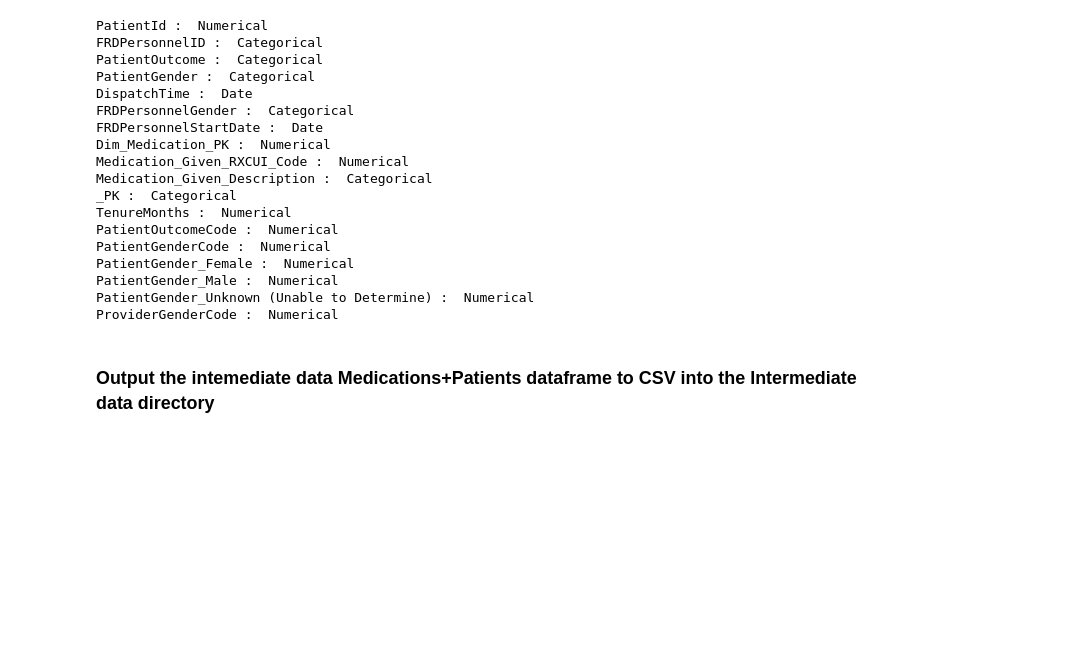
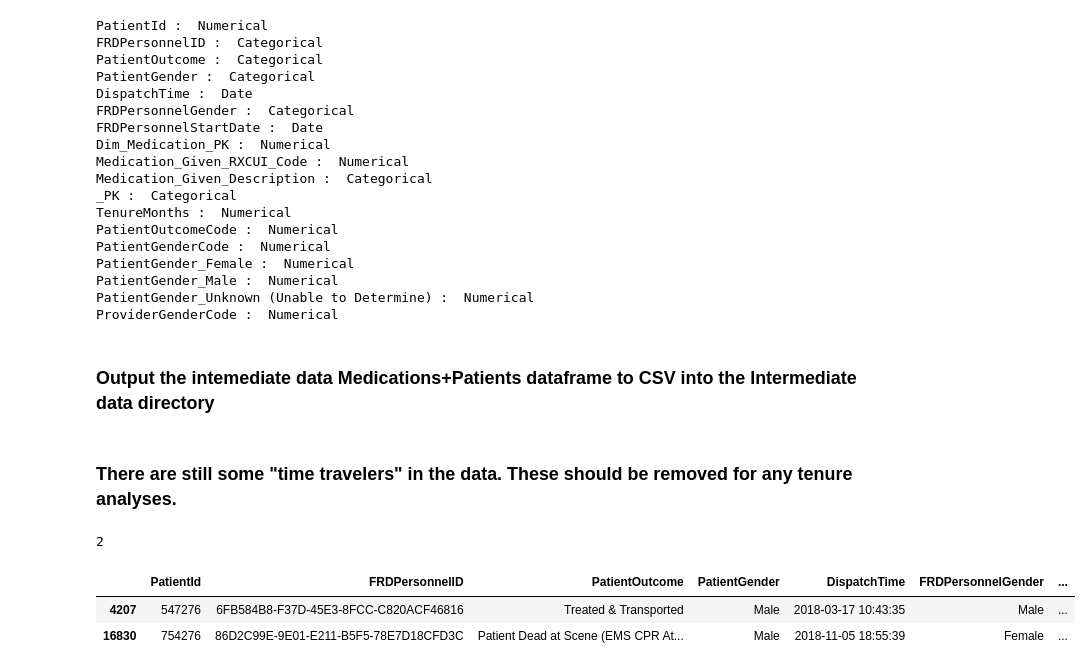
Before and after one commit to data-rescue/ems-analytics, a Jupyter notebook: notebooks/20210308-mdl-daen690-IntermediateDataset-Medications-Pat.ipynb, the cells around one changed output. Saved outputs shown, nothing was run; the diff lists cells and outputs as text; code cells hidden in the pictures; blank space fills up the shorter version.

```diff
--- a/notebooks/20210308-mdl-daen690-IntermediateDataset-Medications-Pat.ipynb
+++ b/notebooks/20210308-mdl-daen690-IntermediateDataset-Medications-Pat.ipynb
@@ -83,7 +89,7 @@ The file was read in 1 minutes and 47 seconds.
 print(os.getcwd())
 readStart=time.time()
 
-dfPatients = pd.read_excel(r'../data/01_raw/20210225-ems-raw-v04.xlsx,
+dfPatients = pd.read_excel(r'../data/01_raw/20210225-ems-raw-v04.xlsx',
                         sheet_name='Patients',
                         na_values=['NA'])
 
@@ -874,3 +887,15 @@ ProviderGenderCode :  Numerical
 ### Output the intemediate data Medications+Patients dataframe to CSV into the Intermediate data directory
 # %%
 dfMedPatAppend.to_csv(r'../data/02_intermediate/MedicationsPatients-Intermediate.csv', index = False)
+# %% [markdown]
+### There are still some "time travelers" in the data. These should be removed for any tenure analyses.
+# %%
+len(dfMedPatAppend[dfMedPatAppend['TenureMonths']<0])
+# %% [output]
+2
+# %%
+dfMedPatAppend[dfMedPatAppend['TenureMonths']<0]
+# %% [output]
+|  | PatientId | FRDPersonnelID | PatientOutcome | PatientGender | DispatchTime | FRDPersonnelGender | ... |
+| 4207 | 547276 | 6FB584B8-F37D-45E3-8FCC-C820ACF46816 | Treated & Transported | Male | 2018-03-17 10:43:35 | Male | ... |
+| 16830 | 754276 | 86D2C99E-9E01-E211-B5F5-78E7D18CFD3C | Patient Dead at Scene (EMS CPR At... | Male | 2018-11-05 18:55:39 | Female | ... |
```
Also changed, not shown: parts of 17 cells of this notebook, 2 other files.
